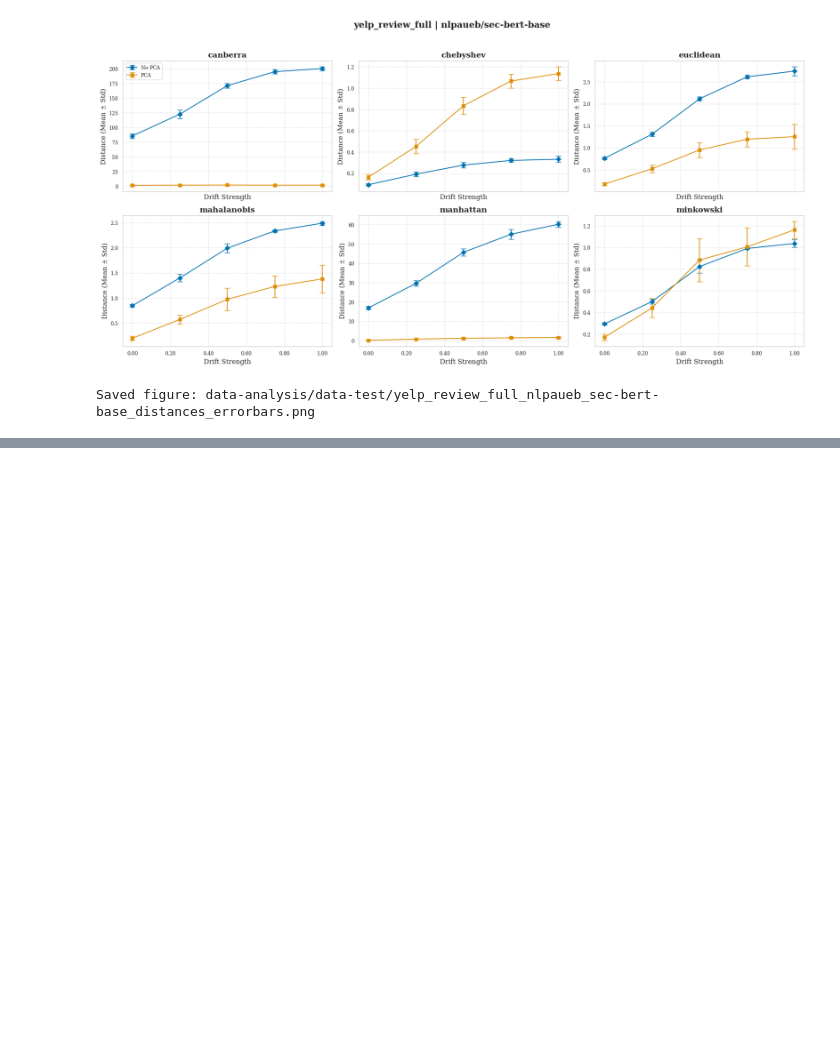
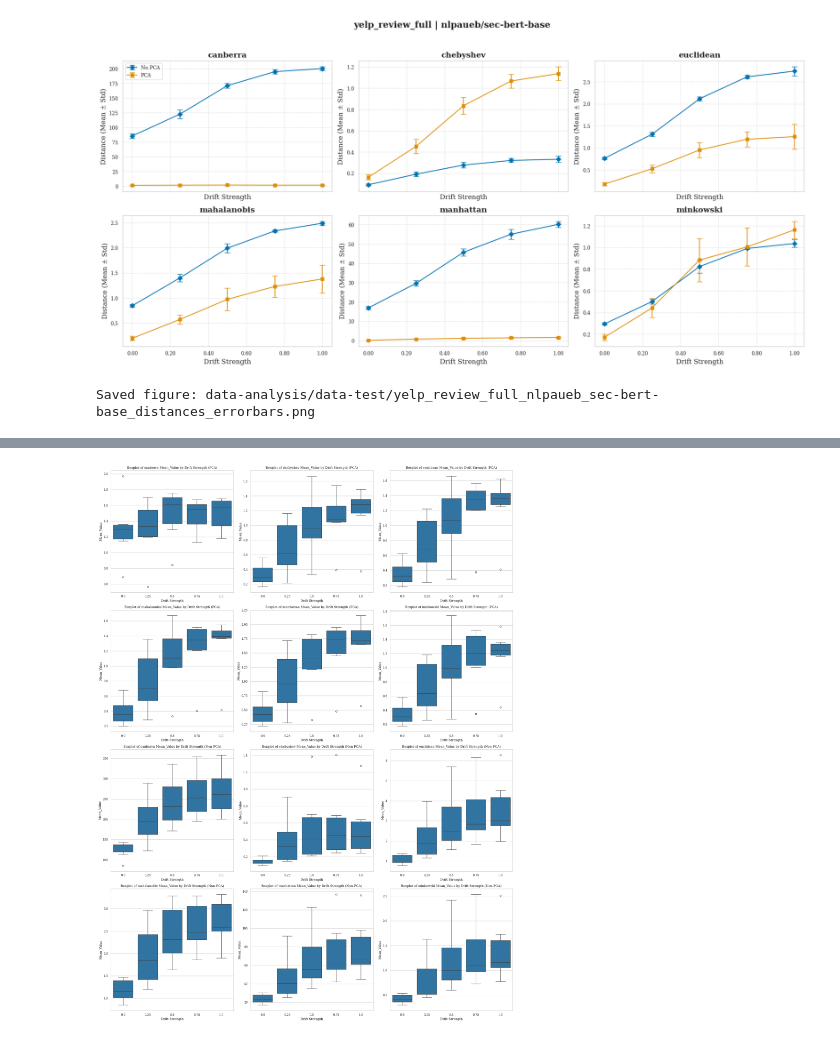
Before and after one commit to jasperbruin/driftwatch, a Jupyter notebook: LAB-experiments/final_experiments/data-analysis.ipynb, the cells around one changed output, grey strips where cells are left out. Saved outputs shown, nothing was run; the diff lists cells and outputs as text; code cells hidden in the pictures; blank space fills up the shorter version.

```diff
--- a/LAB-experiments/final_experiments/data-analysis.ipynb
+++ b/LAB-experiments/final_experiments/data-analysis.ipynb
@@ -295,0 +521,83 @@ Saved figure: data-analysis/data-test/yelp_review_full_nlpaueb_sec-bert-base_dis
+# %%
+import pandas as pd
+import numpy as np
+from sklearn.preprocessing import MinMaxScaler
+import seaborn as sns
+import matplotlib.pyplot as plt
+
+# Rename columns for consistency with the script
+df_distance.rename(columns={
+    "distance_name": "Measure",
+    "drift_strength": "Drift Strength",
+    "final_similarity": "Mean_Value",
+    "seed": "Seed"
+}, inplace=True)
+
+# Include PCA as a separate grouping factor
+df_grouped_pca = df_distance.groupby(["Measure", "Dataset", "Model", "Drift Strength", "pca"]).agg(
+    Mean_Value=("Mean_Value", "mean"),
+    Std_Value=("Mean_Value", "std")
+).reset_index()
+
+# Sort the DataFrame
+df_sorted_pca = df_grouped_pca.sort_values(by=["Measure", "Dataset", "Model", "Drift Strength", "pca"])
+
+# Compute the relative increase for each measurement
+df_sorted_pca["Relative Increase"] = df_sorted_pca.groupby(["Measure", "Dataset", "Model", "pca"])["Mean_Value"].pct_change()
+df_sorted_pca.loc[:, "Relative Increase"] = df_sorted_pca["Relative Increase"].fillna(0)
+
+# Compute the standard deviation per measurement
+std_per_measurement_pca = df_sorted_pca.groupby(["Measure", "pca"])["Std_Value"].mean()
+
+# Compute the relative increase per measurement (average across datasets/models)
+relative_increase_per_measurement_pca = df_sorted_pca.groupby(["Measure", "pca"])["Relative Increase"].mean()
+
+# Combine results
+results_pca = pd.DataFrame({
+    "Relative Increase": relative_increase_per_measurement_pca,
+    "STD": std_per_measurement_pca
+}).reset_index()
+
+# Apply log transformation to Relative Increase and STD
+log_transformed_pca = np.log1p(results_pca[["Relative Increase", "STD"]])
+
+# Apply Min-Max scaling
+min_max_scaler = MinMaxScaler()
+scaled_log_values_pca = min_max_scaler.fit_transform(log_transformed_pca)
+
+# Create a new DataFrame with the transformed values
+scaled_log_results_pca = results_pca.copy()
+scaled_log_results_pca[["Log-Scaled Relative Increase", "Log-Scaled STD"]] = scaled_log_values_pca
+
+# Order the dataframe by Log-Scaled Relative Increase in descending order
+ordered_scaled_log_results_pca = scaled_log_results_pca.sort_values(by="Log-Scaled Relative Increase", ascending=False)
+
+# Display the final results
+ordered_scaled_log_results_pca = ordered_scaled_log_results_pca.drop(columns=["STD", "Relative Increase"])
+
+
+# Plotting boxplots for all measures in subplots
+unique_measures = df_sorted_pca["Measure"].unique()
+n_measures = len(unique_measures)
+n_cols = 3
+n_rows = 4
+fig, axs = plt.subplots(n_rows, n_cols, figsize=(18, 24))
+axs = axs.flatten()
+
+for i, measure in enumerate(unique_measures):
+    measure_data_pca = df_sorted_pca[(df_sorted_pca["Measure"] == measure) & (df_sorted_pca["pca"] == True)]
+    measure_data_non_pca = df_sorted_pca[(df_sorted_pca["Measure"] == measure) & (df_sorted_pca["pca"] == False)]
+
+    sns.boxplot(x="Drift Strength", y="Mean_Value", data=measure_data_pca, ax=axs[i])
+    axs[i].set_title(f"Boxplot of {measure} Mean_Value by Drift Strength (PCA)")
+
+    sns.boxplot(x="Drift Strength", y="Mean_Value", data=measure_data_non_pca, ax=axs[i + n_measures])
+    axs[i + n_measures].set_title(f"Boxplot of {measure} Mean_Value by Drift Strength (Non-PCA)")
+
+# Hide any unused subplots
+for j in range(2 * n_measures, n_rows * n_cols):
+    fig.delaxes(axs[j])
+
+plt.tight_layout()
+plt.show()
+# %% [output]
@@ -295,0 +617 @@ Saved figure: data-analysis/data-test/yelp_review_full_nlpaueb_sec-bert-base_dis
+[figure, added]
```
Also changed, not shown: parts of 11 cells of this notebook, 19 other files.
